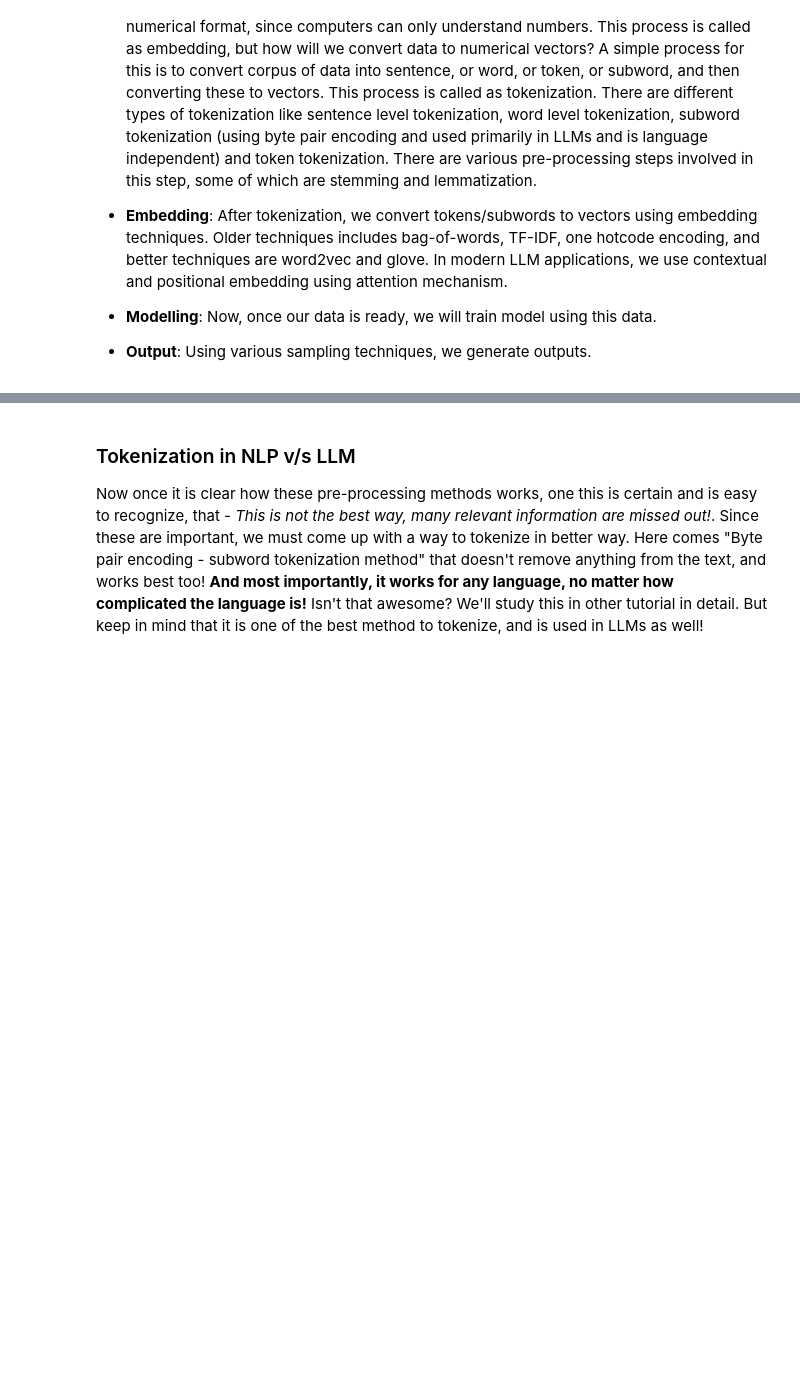
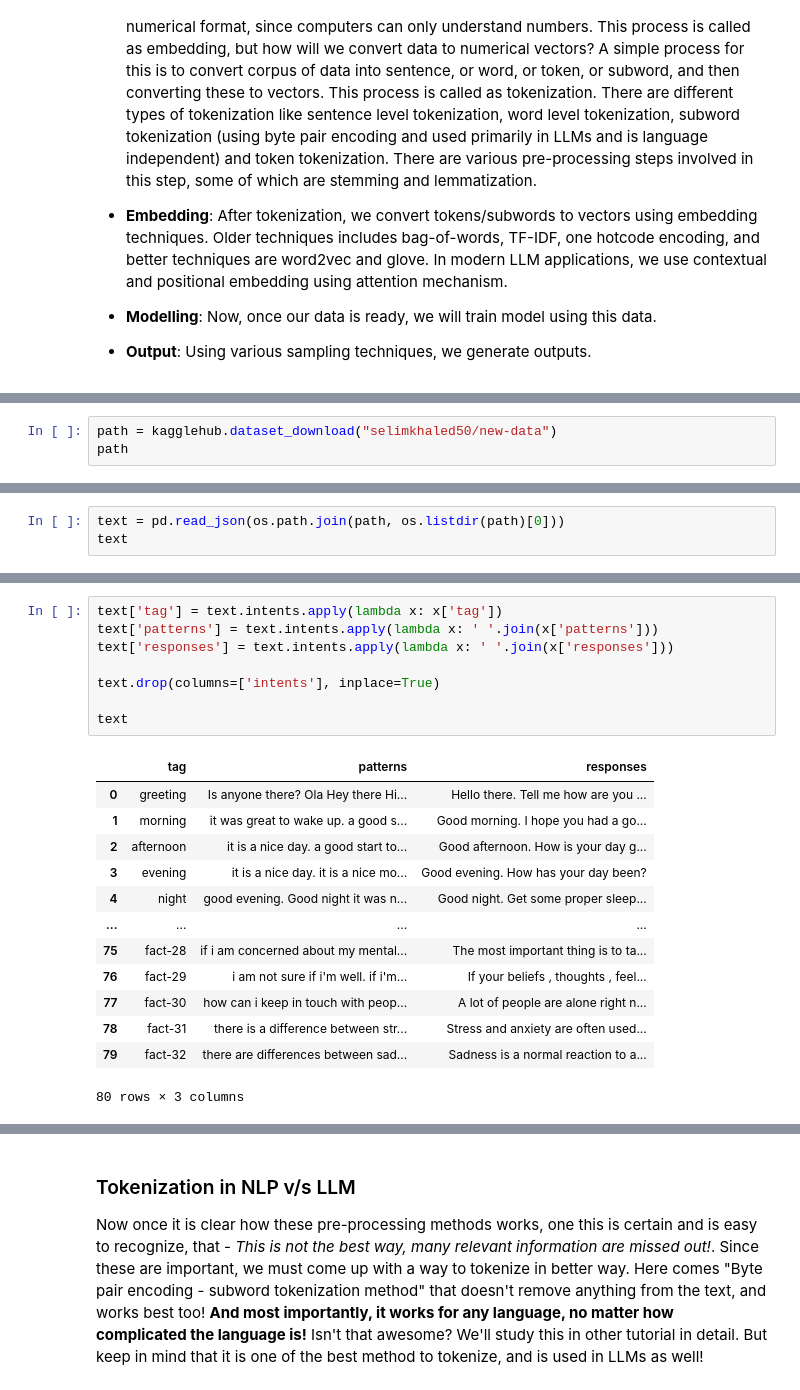
Before and after one commit to Harsh-Agarwals/NLP, a Jupyter notebook: Codes/tokenizers/basic_tokenizers.ipynb, the cells around one changed output, grey strips where cells are left out. Saved outputs shown, nothing was run; the diff lists cells and outputs as text; blank space fills up the shorter version.

```diff
--- a/Codes/tokenizers/basic_tokenizers.ipynb
+++ b/Codes/tokenizers/basic_tokenizers.ipynb
@@ -87,0 +113,3 @@ import numpy as np
+# %%
+path = kagglehub.dataset_download("selimkhaled50/new-data")
+path
@@ -87,0 +124,3 @@ import numpy as np
+# %%
+text = pd.read_json(os.path.join(path, os.listdir(path)[0]))
+text
@@ -87,0 +163,22 @@ import numpy as np
+# %%
+text['tag'] = text.intents.apply(lambda x: x['tag'])
+text['patterns'] = text.intents.apply(lambda x: ' '.join(x['patterns']))
+text['responses'] = text.intents.apply(lambda x: ' '.join(x['responses']))
+
+text.drop(columns=['intents'], inplace=True)
+
+text
+# %% [output]
+|  | tag | patterns | responses |
+| 0 | greeting | Is anyone there? Ola Hey there Hi... | Hello there. Tell me how are you ... |
+| 1 | morning | it was great to wake up. a good s... | Good morning. I hope you had a go... |
+| 2 | afternoon | it is a nice day. a good start to... | Good afternoon. How is your day g... |
+| 3 | evening | it is a nice day. it is a nice mo... | Good evening. How has your day been? |
+| 4 | night | good evening. Good night it was n... | Good night. Get some proper sleep... |
+| ... | ... | ... | ... |
+| 75 | fact-28 | if i am concerned about my mental... | The most important thing is to ta... |
+| 76 | fact-29 | i am not sure if i'm well. if i'm... | If your beliefs , thoughts , feel... |
+| 77 | fact-30 | how can i keep in touch with peop... | A lot of people are alone right n... |
+| 78 | fact-31 | there is a difference between str... | Stress and anxiety are often used... |
+| 79 | fact-32 | there are differences between sad... | Sadness is a normal reaction to a... |
+80 rows × 3 columns
```
Also changed, not shown: parts of 35 cells of this notebook.
